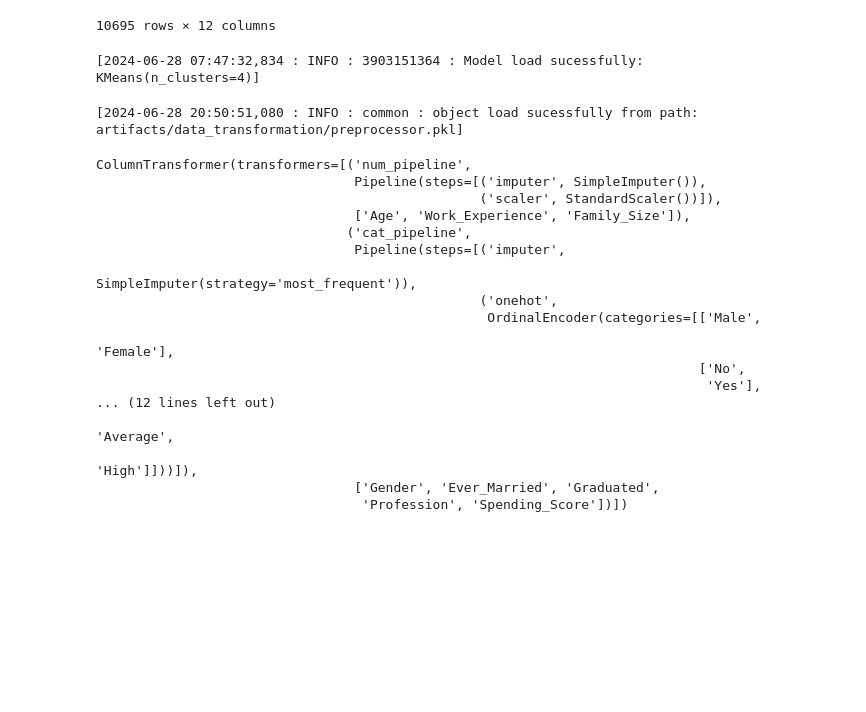
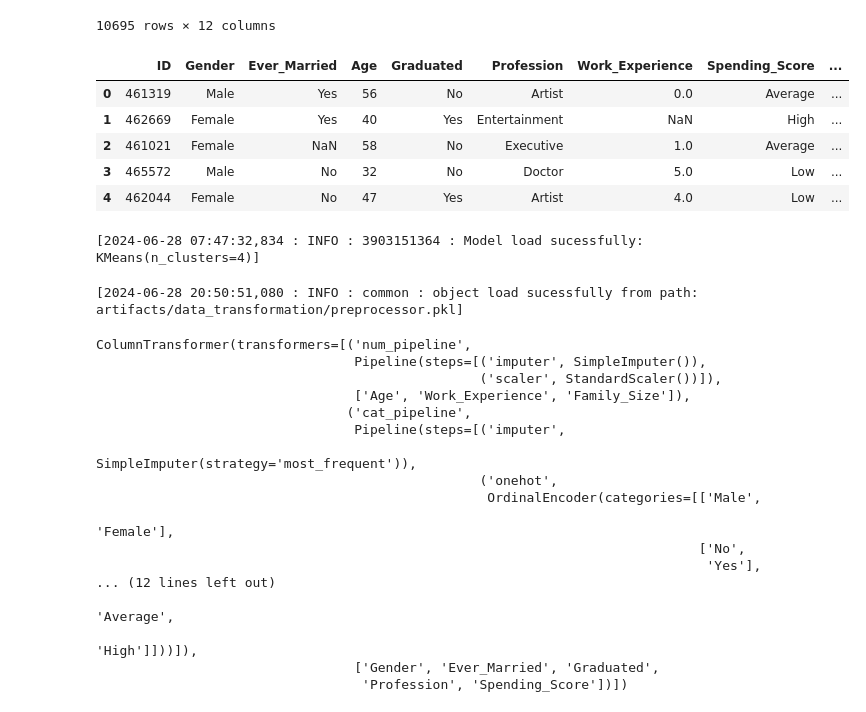
Before and after one commit to Abhikkumar619/Customer_segmentation_project, a Jupyter notebook: research/Experiment.ipynb, the cells around one changed output. Cells and saved outputs as stored; diff of their text form; code cells hidden in the pictures; blank space fills up the shorter version.

```diff
--- a/research/Experiment.ipynb
+++ b/research/Experiment.ipynb
@@ -28,6 +31,15 @@ pd.DataFrame(list(collection.find()))
 # %%
 import pandas as pd
 data=pd.read_csv("artifacts/data_ingestion/customer_seg.csv")
+# %%
+data.head()
+# %% [output]
+|  | ID | Gender | Ever_Married | Age | Graduated | Profession | Work_Experience | Spending_Score | ... |
+| 0 | 461319 | Male | Yes | 56 | No | Artist | 0.0 | Average | ... |
+| 1 | 462669 | Female | Yes | 40 | Yes | Entertainment | NaN | High | ... |
+| 2 | 461021 | Female | NaN | 58 | No | Executive | 1.0 | Average | ... |
+| 3 | 465572 | Male | No | 32 | No | Doctor | 5.0 | Low | ... |
+| 4 | 462044 | Female | No | 47 | Yes | Artist | 4.0 | Low | ... |
 # %%
 obj=PrediPipeline()
 obj.predict()
```
Also changed, not shown: parts of 5 cells of this notebook, 12 other files.
